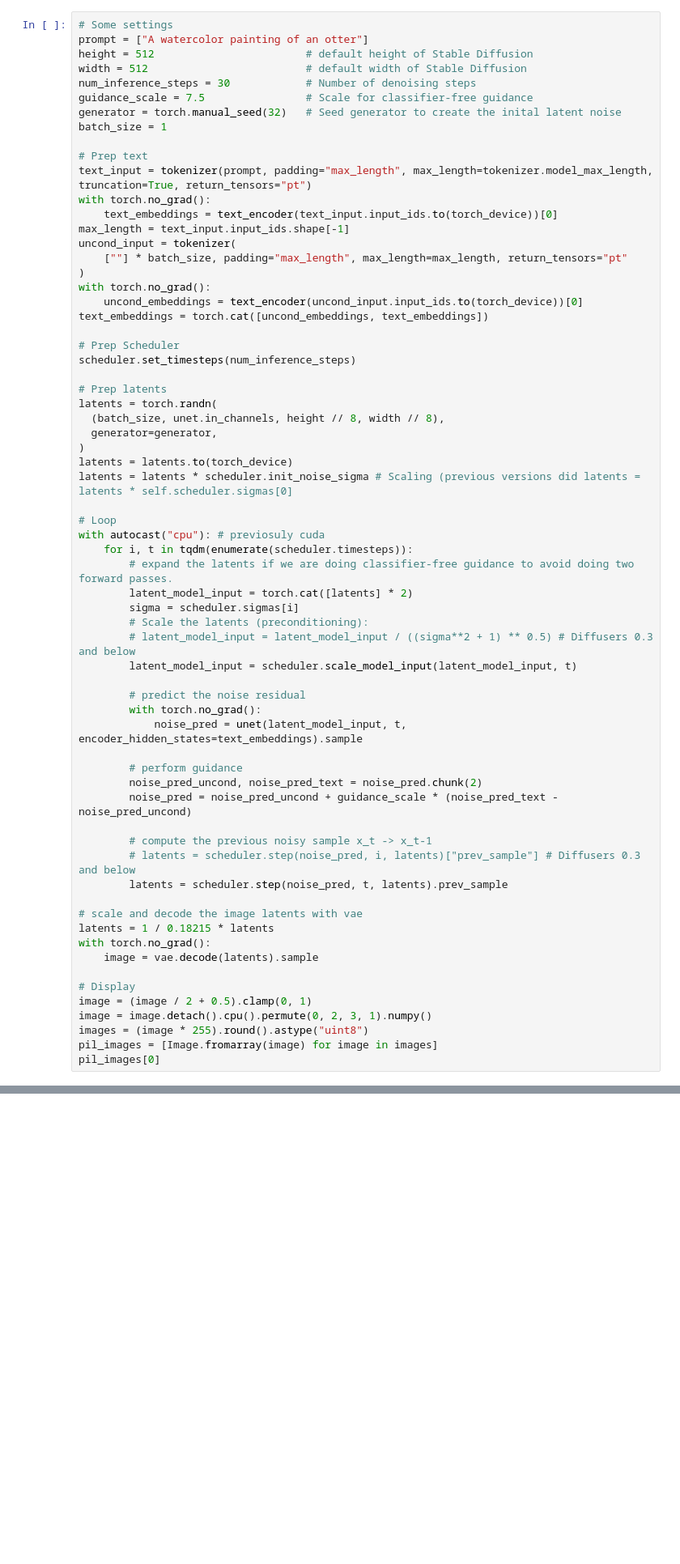
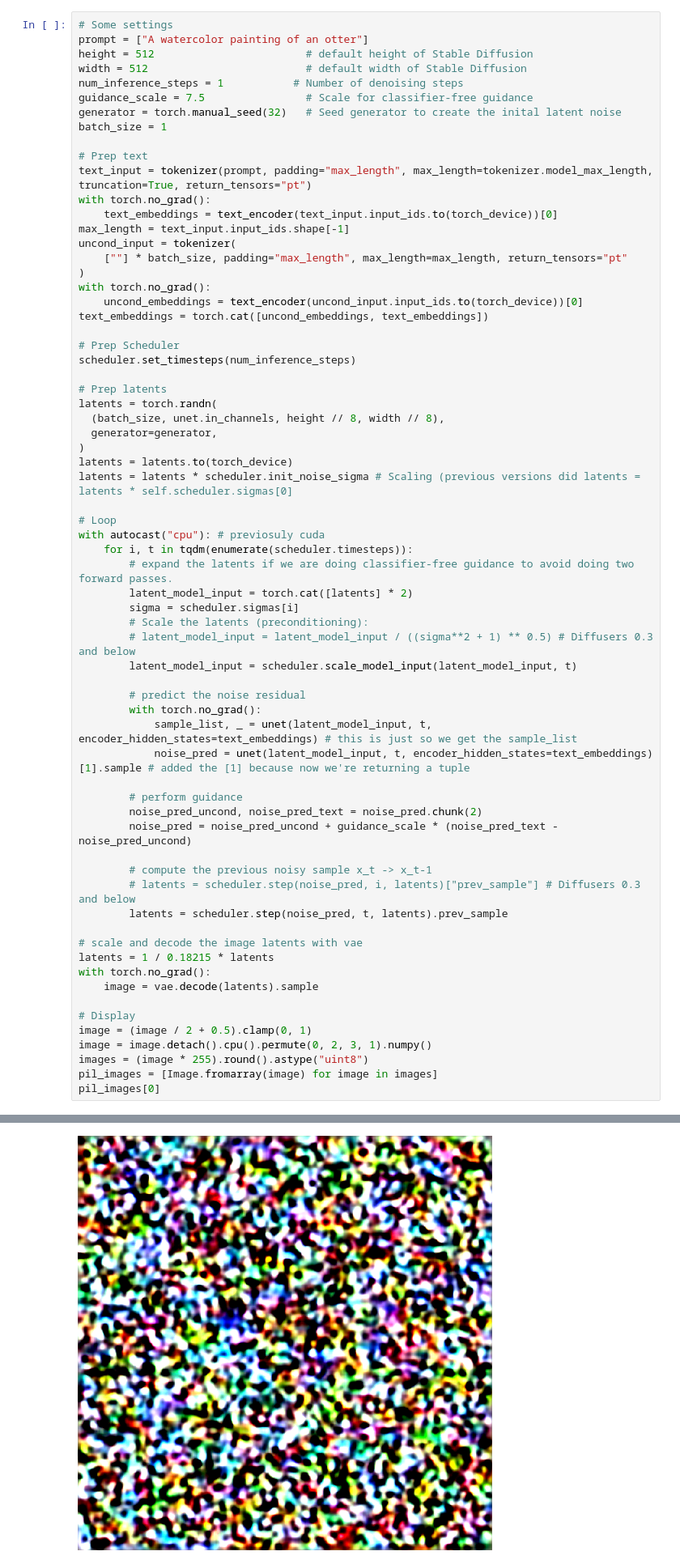
Before and after one commit to smejak/stable_diffusion_experiments, a Jupyter notebook: neuro_sd.ipynb, the cells around one changed output, grey strips where cells are left out. Shown: that part at 81% size. Drawn from its saved outputs; the diff is of its cells as text; blank space fills up the shorter version.

Commit message:
WIP: storing sample tensors from UNet

```diff
--- a/neuro_sd.ipynb
+++ b/neuro_sd.ipynb
@@ -171,7 +179,7 @@ def forward(
 prompt = ["A watercolor painting of an otter"]
 height = 512                        # default height of Stable Diffusion
 width = 512                         # default width of Stable Diffusion
-num_inference_steps = 30            # Number of denoising steps
+num_inference_steps = 1           # Number of denoising steps
 guidance_scale = 7.5                # Scale for classifier-free guidance
 generator = torch.manual_seed(32)   # Seed generator to create the inital latent noise
 batch_size = 1
@@ -211,7 +219,8 @@ with autocast("cpu"): # previosuly cuda
 
         # predict the noise residual
         with torch.no_grad():
-            noise_pred = unet(latent_model_input, t, encoder_hidden_states=text_embeddings).sample
+            sample_list, _ = unet(latent_model_input, t, encoder_hidden_states=text_embeddings) # this is just so we get the sample_list
+            noise_pred = unet(latent_model_input, t, encoder_hidden_states=text_embeddings)[1].sample # added the [1] because now we're returning a tuple
 
         # perform guidance
         noise_pred_uncond, noise_pred_text = noise_pred.chunk(2)
@@ -253,0 +253 @@ KeyboardInterrupt:
+[figure, added]
```
Also changed, not shown: parts of 7 cells of this notebook.
